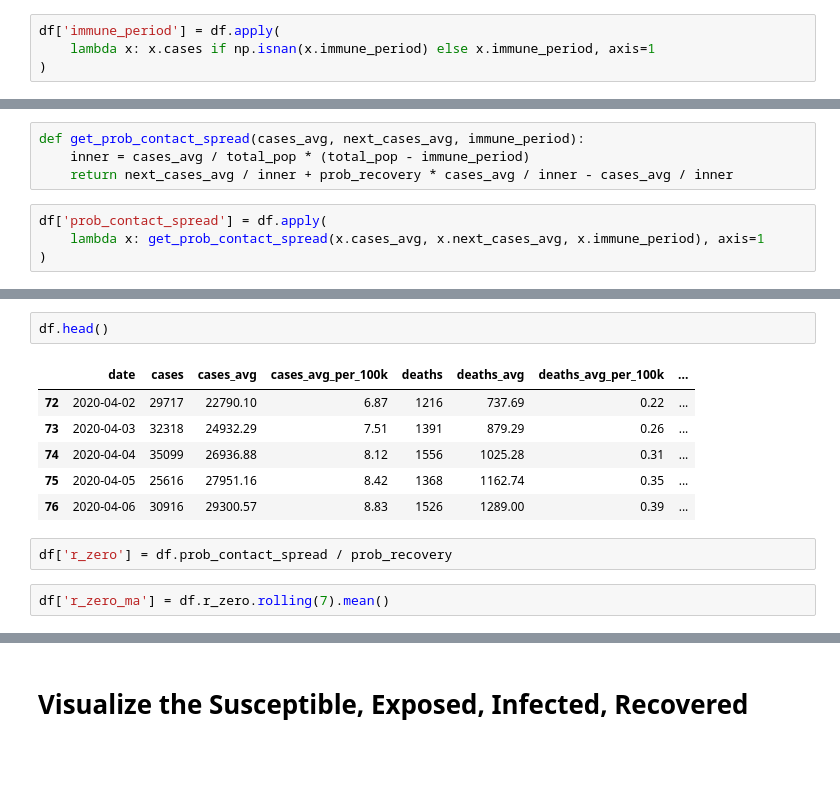
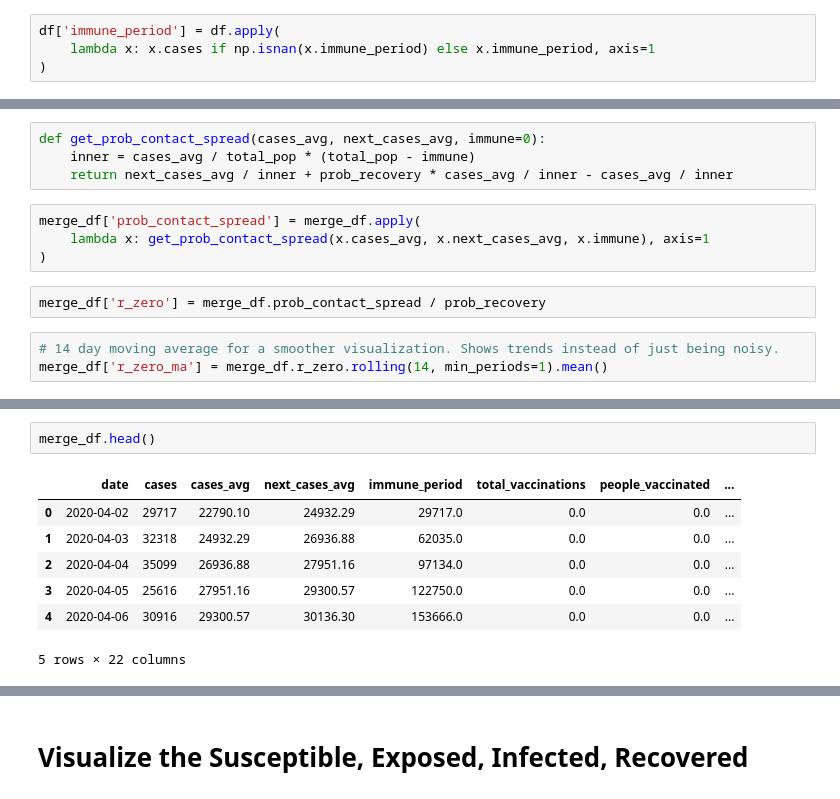
Before and after one commit to blarson007/covid, a Jupyter notebook: SIR Model - Fit to Covid Data.ipynb, the cells around one changed output, grey strips where cells are left out. Drawn from its saved outputs; the diff is of its cells as text; blank space fills up the shorter version.

```diff
--- a/SIR Model - Fit to Covid Data.ipynb
+++ b/SIR Model - Fit to Covid Data.ipynb
@@ -122,8 +194,13 @@ df['immune_period'] = df.apply(
 # %%
-def get_prob_contact_spread(cases_avg, next_cases_avg, immune_period):
-    inner = cases_avg / total_pop * (total_pop - immune_period)
+def get_prob_contact_spread(cases_avg, next_cases_avg, immune=0):
+    inner = cases_avg / total_pop * (total_pop - immune)
     return next_cases_avg / inner + prob_recovery * cases_avg / inner - cases_avg / inner
 # %%
-df['prob_contact_spread'] = df.apply(
-    lambda x: get_prob_contact_spread(x.cases_avg, x.next_cases_avg, x.immune_period), axis=1
+merge_df['prob_contact_spread'] = merge_df.apply(
+    lambda x: get_prob_contact_spread(x.cases_avg, x.next_cases_avg, x.immune), axis=1
 )
+# %%
+merge_df['r_zero'] = merge_df.prob_contact_spread / prob_recovery
+# %%
+# 14 day moving average for a smoother visualization. Shows trends instead of just being noisy.
+merge_df['r_zero_ma'] = merge_df.r_zero.rolling(14, min_periods=1).mean()
@@ -130,13 +228,10 @@ df['prob_contact_spread'] = df.apply(
 # %%
-df.head()
+merge_df.head()
 # %% [output]
-|  | date | cases | cases_avg | cases_avg_per_100k | deaths | deaths_avg | deaths_avg_per_100k | ... |
-| 72 | 2020-04-02 | 29717 | 22790.10 | 6.87 | 1216 | 737.69 | 0.22 | ... |
-| 73 | 2020-04-03 | 32318 | 24932.29 | 7.51 | 1391 | 879.29 | 0.26 | ... |
-| 74 | 2020-04-04 | 35099 | 26936.88 | 8.12 | 1556 | 1025.28 | 0.31 | ... |
-| 75 | 2020-04-05 | 25616 | 27951.16 | 8.42 | 1368 | 1162.74 | 0.35 | ... |
-| 76 | 2020-04-06 | 30916 | 29300.57 | 8.83 | 1526 | 1289.00 | 0.39 | ... |
+|  | date | cases | cases_avg | next_cases_avg | immune_period | total_vaccinations | people_vaccinated | ... |
+| 0 | 2020-04-02 | 29717 | 22790.10 | 24932.29 | 29717.0 | 0.0 | 0.0 | ... |
+| 1 | 2020-04-03 | 32318 | 24932.29 | 26936.88 | 62035.0 | 0.0 | 0.0 | ... |
+| 2 | 2020-04-04 | 35099 | 26936.88 | 27951.16 | 97134.0 | 0.0 | 0.0 | ... |
+| 3 | 2020-04-05 | 25616 | 27951.16 | 29300.57 | 122750.0 | 0.0 | 0.0 | ... |
+| 4 | 2020-04-06 | 30916 | 29300.57 | 30136.30 | 153666.0 | 0.0 | 0.0 | ... |
+5 rows × 22 columns
-# %%
-df['r_zero'] = df.prob_contact_spread / prob_recovery
-# %%
-df['r_zero_ma'] = df.r_zero.rolling(7).mean()
```
Also changed, not shown: parts of 19 cells of this notebook.
